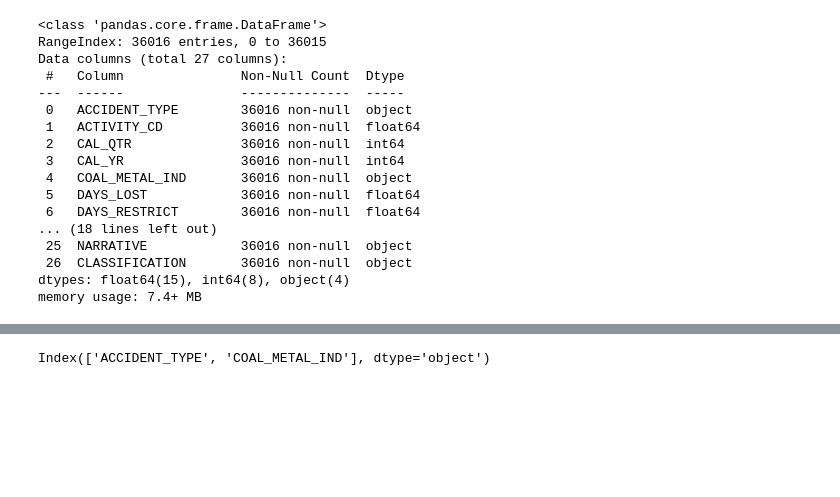
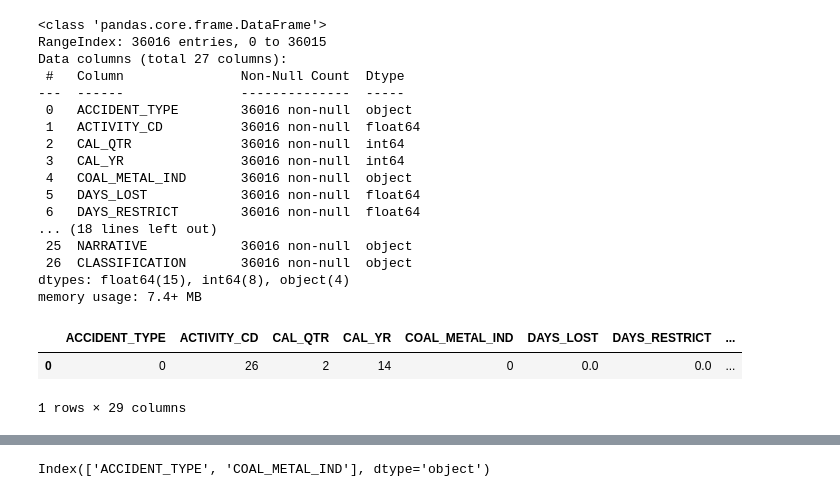
Before and after one commit to SrijanWMXJ/Trilytic, a Jupyter notebook: random_forest.ipynb, the cells around one changed output, grey strips where cells are left out. Cells and saved outputs as stored; diff of their text form; code cells hidden in the pictures; blank space fills up the shorter version.

```diff
--- a/random_forest.ipynb
+++ b/random_forest.ipynb
@@ -34,6 +36,12 @@ Data columns (total 27 columns):
  26  CLASSIFICATION       36016 non-null  object
 dtypes: float64(15), int64(8), object(4)
 memory usage: 7.4+ MB
+# %%
+df.head(1)
+# %% [output]
+|  | ACCIDENT_TYPE | ACTIVITY_CD | CAL_QTR | CAL_YR | COAL_METAL_IND | DAYS_LOST | DAYS_RESTRICT | ... |
+| 0 | 0 | 26 | 2 | 14 | 0 | 0.0 | 0.0 | ... |
+1 rows × 29 columns
 # %%
 nlp = spacy.load("en_core_web_sm")
 # %%
```
Also changed, not shown: parts of 9 cells of this notebook, 1 other file.
